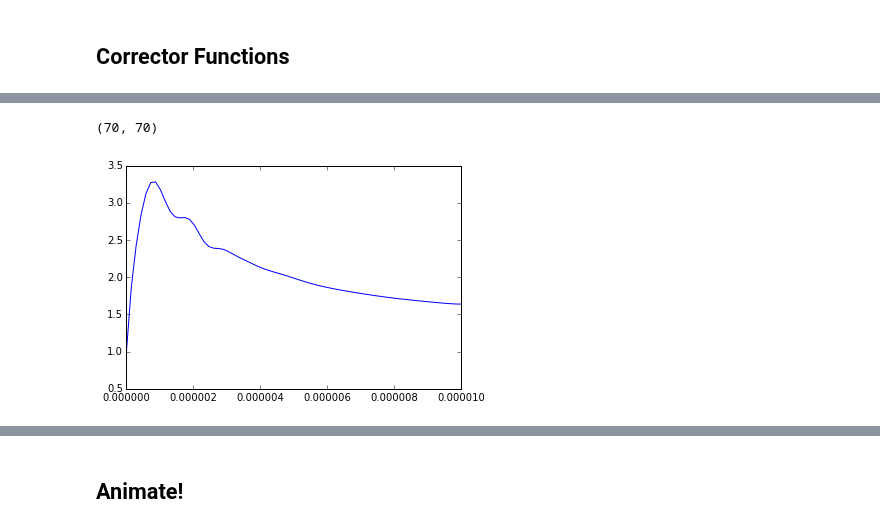
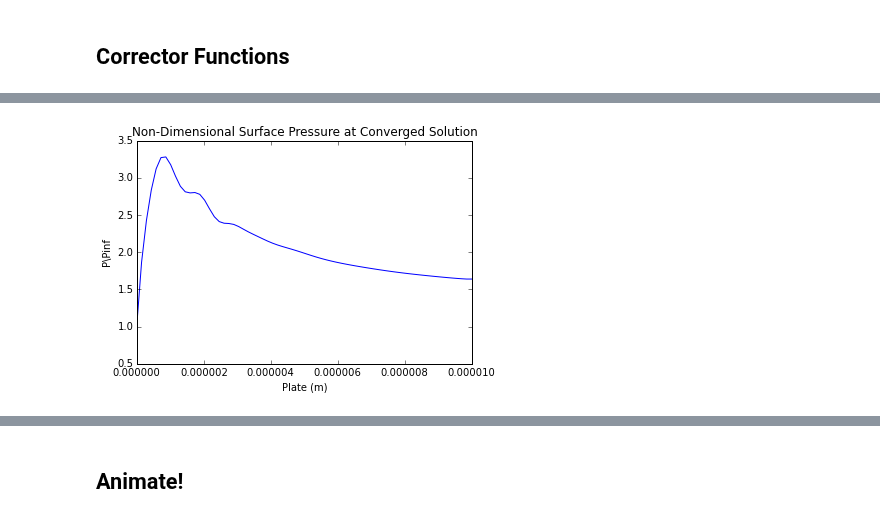
Before and after one commit to numerical-mooc/assignment-bank-2015, a Jupyter notebook: lgmartinez1/project_11_22.ipynb, the cells around one changed output, grey strips where cells are left out. Drawn from its saved outputs; the diff is of its cells as text; code cells hidden in the pictures.

```diff
--- a/lgmartinez1/project_11_22.ipynb
+++ b/lgmartinez1/project_11_22.ipynb
@@ -597,8 +627,0 @@ Pf = get_Pressure(Uf, Tf)
-# %%
-numpy.shape(Pf)
-# %% [output]
-(70, 70)
-# %%
-pyplot.plot(x, Pf[:,0]/P_inf );
-# %% [output]
-[figure, removed]
@@ -606,0 +628,7 @@ pyplot.plot(x, Pf[:,0]/P_inf );
+# %%
+pyplot.plot(x, Pf[:,0]/P_inf )
+pyplot.ylabel('P\Pinf ')
+pyplot.xlabel('Plate (m)')
+pyplot.title('Non-Dimensional Surface Pressure at Converged Solution');
+# %% [output]
+[figure, added]
```
Also changed, not shown: parts of 50 cells of this notebook.
